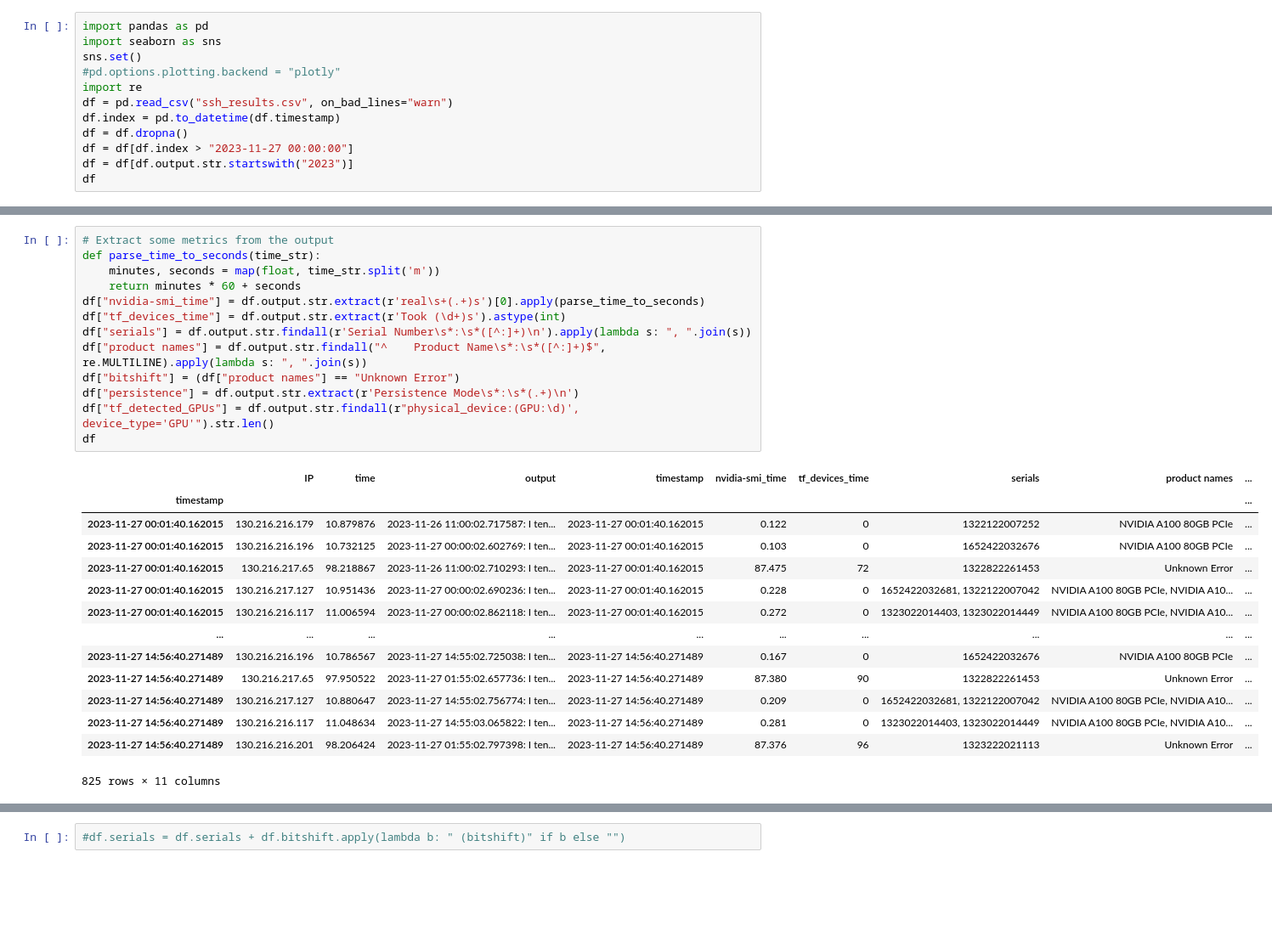
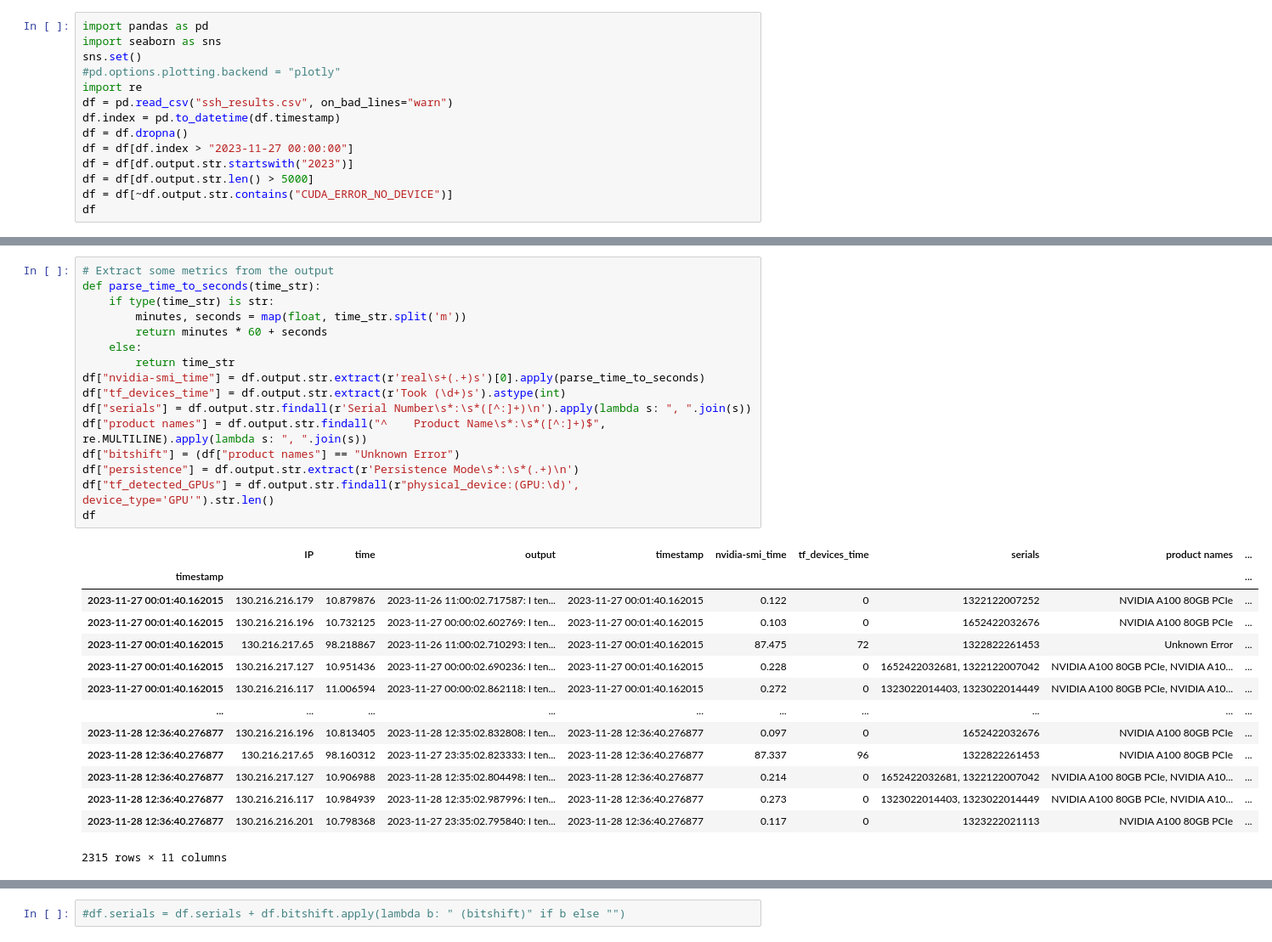
Before and after one commit to UoA-eResearch/nvidia-smi, a Jupyter notebook: plot.ipynb, the cells around one changed output, grey strips where cells are left out. Shown at 85% size. Drawn from its saved outputs; the diff is of its cells as text; blank space fills up the shorter version.

```diff
--- a/plot.ipynb
+++ b/plot.ipynb
@@ -9,6 +9,8 @@ df.index = pd.to_datetime(df.timestamp)
 df = df.dropna()
 df = df[df.index > "2023-11-27 00:00:00"]
 df = df[df.output.str.startswith("2023")]
+df = df[df.output.str.len() > 5000]
+df = df[~df.output.str.contains("CUDA_ERROR_NO_DEVICE")]
 df
 # %% [output]
 |  | IP | time | output | timestamp |
@@ -28,31 +30,34 @@ df
 # %%
 # Extract some metrics from the output
 def parse_time_to_seconds(time_str):
-    minutes, seconds = map(float, time_str.split('m'))
-    return minutes * 60 + seconds
+    if type(time_str) is str:
+        minutes, seconds = map(float, time_str.split('m'))
+        return minutes * 60 + seconds
+    else:
+        return time_str
 df["nvidia-smi_time"] = df.output.str.extract(r'real\s+(.+)s')[0].apply(parse_time_to_seconds)
 df["tf_devices_time"] = df.output.str.extract(r'Took (\d+)s').astype(int)
 df["serials"] = df.output.str.findall(r'Serial Number\s*:\s*([^:]+)\n').apply(lambda s: ", ".join(s))
 df["product names"] = df.output.str.findall("^    Product Name\s*:\s*([^:]+)$", re.MULTILINE).apply(lambda s: ", ".join(s))
 df["bitshift"] = (df["product names"] == "Unknown Error")
 df["persistence"] = df.output.str.extract(r'Persistence Mode\s*:\s*(.+)\n')
 df["tf_detected_GPUs"] = df.output.str.findall(r"physical_device:(GPU:\d)', device_type='GPU'").str.len()
 df
 # %% [output]
 |  | IP | time | output | timestamp | nvidia-smi_time | tf_devices_time | serials | product names | ... |
 | timestamp |  |  |  |  |  |  |  |  | ... |
 | 2023-11-27 00:01:40.162015 | 130.216.216.179 | 10.879876 | 2023-11-26 11:00:02.717587: I ten... | 2023-11-27 00:01:40.162015 | 0.122 | 0 | 1322122007252 | NVIDIA A100 80GB PCIe | ... |
 | 2023-11-27 00:01:40.162015 | 130.216.216.196 | 10.732125 | 2023-11-27 00:00:02.602769: I ten... | 2023-11-27 00:01:40.162015 | 0.103 | 0 | 1652422032676 | NVIDIA A100 80GB PCIe | ... |
 | 2023-11-27 00:01:40.162015 | 130.216.217.65 | 98.218867 | 2023-11-26 11:00:02.710293: I ten... | 2023-11-27 00:01:40.162015 | 87.475 | 72 | 1322822261453 | Unknown Error | ... |
 | 2023-11-27 00:01:40.162015 | 130.216.217.127 | 10.951436 | 2023-11-27 00:00:02.690236: I ten... | 2023-11-27 00:01:40.162015 | 0.228 | 0 | 1652422032681, 1322122007042 | NVIDIA A100 80GB PCIe, NVIDIA A10... | ... |
 | 2023-11-27 00:01:40.162015 | 130.216.216.117 | 11.006594 | 2023-11-27 00:00:02.862118: I ten... | 2023-11-27 00:01:40.162015 | 0.272 | 0 | 1323022014403, 1323022014449 | NVIDIA A100 80GB PCIe, NVIDIA A10... | ... |
 | ... | ... | ... | ... | ... | ... | ... | ... | ... | ... |
-| 2023-11-27 14:56:40.271489 | 130.216.216.196 | 10.786567 | 2023-11-27 14:55:02.725038: I ten... | 2023-11-27 14:56:40.271489 | 0.167 | 0 | 1652422032676 | NVIDIA A100 80GB PCIe | ... |
-| 2023-11-27 14:56:40.271489 | 130.216.217.65 | 97.950522 | 2023-11-27 01:55:02.657736: I ten... | 2023-11-27 14:56:40.271489 | 87.380 | 90 | 1322822261453 | Unknown Error | ... |
-| 2023-11-27 14:56:40.271489 | 130.216.217.127 | 10.880647 | 2023-11-27 14:55:02.756774: I ten... | 2023-11-27 14:56:40.271489 | 0.209 | 0 | 1652422032681, 1322122007042 | NVIDIA A100 80GB PCIe, NVIDIA A10... | ... |
-| 2023-11-27 14:56:40.271489 | 130.216.216.117 | 11.048634 | 2023-11-27 14:55:03.065822: I ten... | 2023-11-27 14:56:40.271489 | 0.281 | 0 | 1323022014403, 1323022014449 | NVIDIA A100 80GB PCIe, NVIDIA A10... | ... |
-| 2023-11-27 14:56:40.271489 | 130.216.216.201 | 98.206424 | 2023-11-27 01:55:02.797398: I ten... | 2023-11-27 14:56:40.271489 | 87.376 | 96 | 1323222021113 | Unknown Error | ... |
+| 2023-11-28 12:36:40.276877 | 130.216.216.196 | 10.813405 | 2023-11-28 12:35:02.832808: I ten... | 2023-11-28 12:36:40.276877 | 0.097 | 0 | 1652422032676 | NVIDIA A100 80GB PCIe | ... |
+| 2023-11-28 12:36:40.276877 | 130.216.217.65 | 98.160312 | 2023-11-27 23:35:02.823333: I ten... | 2023-11-28 12:36:40.276877 | 87.337 | 96 | 1322822261453 | NVIDIA A100 80GB PCIe | ... |
+| 2023-11-28 12:36:40.276877 | 130.216.217.127 | 10.906988 | 2023-11-28 12:35:02.804498: I ten... | 2023-11-28 12:36:40.276877 | 0.214 | 0 | 1652422032681, 1322122007042 | NVIDIA A100 80GB PCIe, NVIDIA A10... | ... |
+| 2023-11-28 12:36:40.276877 | 130.216.216.117 | 10.984939 | 2023-11-28 12:35:02.987996: I ten... | 2023-11-28 12:36:40.276877 | 0.273 | 0 | 1323022014403, 1323022014449 | NVIDIA A100 80GB PCIe, NVIDIA A10... | ... |
+| 2023-11-28 12:36:40.276877 | 130.216.216.201 | 10.798368 | 2023-11-27 23:35:02.795840: I ten... | 2023-11-28 12:36:40.276877 | 0.117 | 0 | 1323222021113 | NVIDIA A100 80GB PCIe | ... |
-825 rows × 11 columns
+2315 rows × 11 columns
 # %%
 df.persistence.value_counts()
 # %% [output]
```
Also changed, not shown: parts of 7 cells of this notebook.
